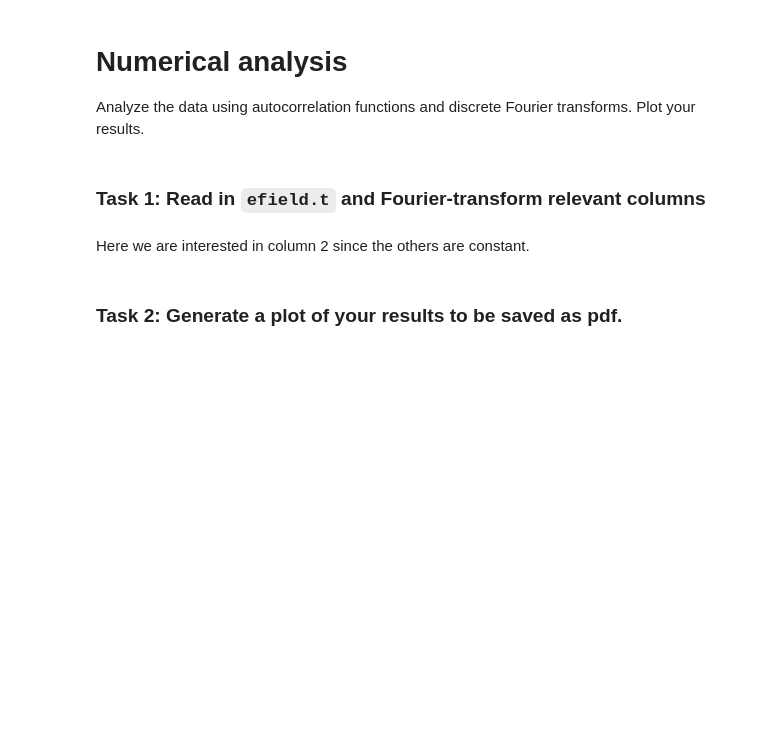
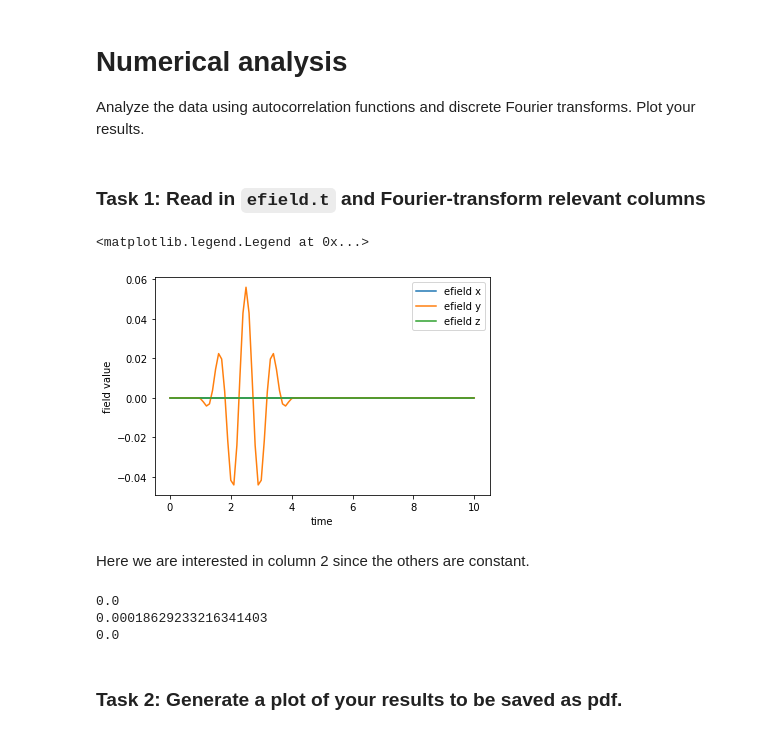
Before and after one commit to bellerophons-pegasus/ssciwr_sdc_team14, a Jupyter notebook: src/notebook_unit1.ipynb, the cells around one changed output. Saved outputs shown, nothing was run; the diff lists cells and outputs as text; code cells hidden in the pictures; blank space fills up the shorter version.

```diff
--- a/src/notebook_unit1.ipynb
+++ b/src/notebook_unit1.ipynb
@@ -161,6 +182,31 @@ Analyze the data using autocorrelation functions and discrete Fourier transforms
+# %%
+# read and plot efield.t
+
+efield = np.loadtxt(filedir+filenames[0],dtype=float,skiprows=1)
+
+plt.plot(efield[:,0],efield[:,1],label="efield x")
+plt.plot(efield[:,0],efield[:,2],label="efield y")
+plt.plot(efield[:,0],efield[:,3],label="efield z")
+
+plt.xlabel("time")
+plt.ylabel("field value")
+plt.legend()
+# %% [output]
+<matplotlib.legend.Legend at 0x...>
+[figure, added]
 # %% [markdown]
 Here we are interested in column 2 since the others are constant.
 # %%
 # discard the columns with variance below threshold - these are considered constant
+
+print(np.var(efield[:,1]))
+print(np.var(efield[:,2]))
+print(np.var(efield[:,3]))
+
+efield = np.delete(efield,[1,3],1)
+# %% [output]
+0.0
+0.00018629233216341403
+0.0
 # %%
 # discrete Fourier transform of the remaining column: You only need the real frequencies
```
Also changed, not shown: parts of 10 cells of this notebook.
